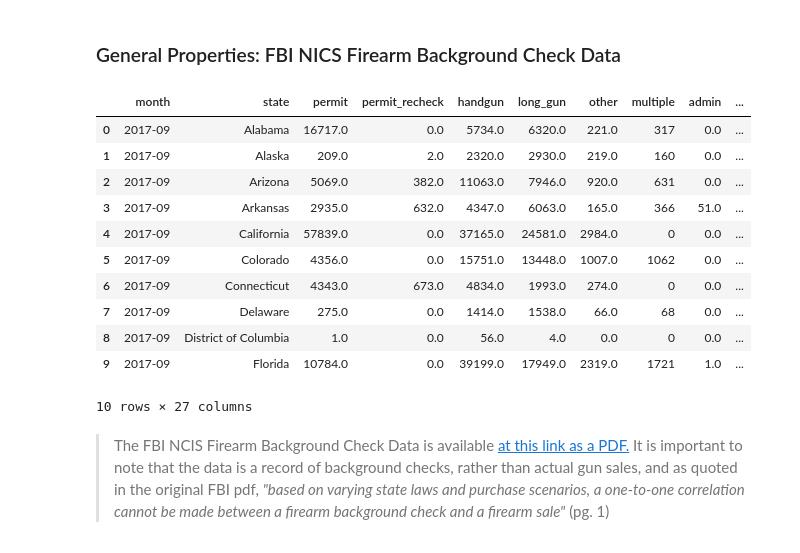
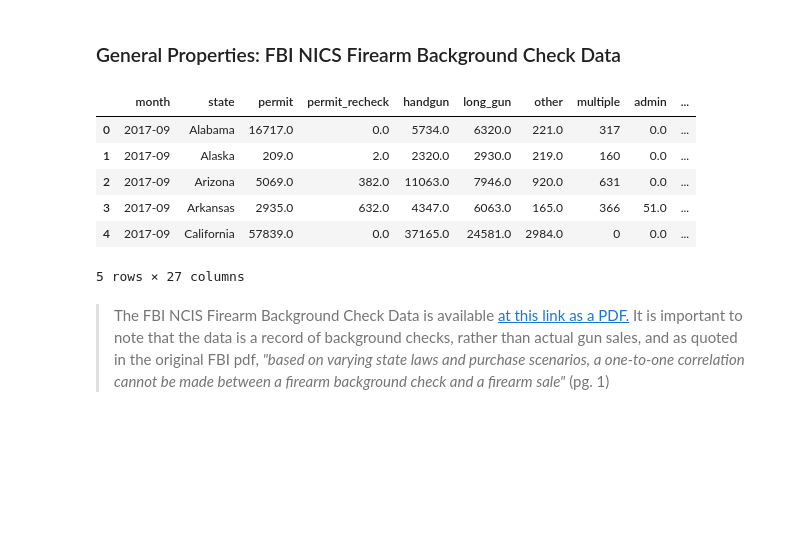
Before and after one commit to lanapalmer/FBI_Gun_Data_Analysis, a Jupyter notebook: FBI_Gun_Data_Analysis.ipynb, the cells around one changed output. Cells and saved outputs as stored; diff of their text form; code cells hidden in the pictures; blank space fills up the shorter version.

```diff
--- a/FBI_Gun_Data_Analysis.ipynb
+++ b/FBI_Gun_Data_Analysis.ipynb
@@ -99,20 +95,15 @@ df1.tail(10)
 # %% [markdown]
 ### General Properties: FBI NICS Firearm Background Check Data
 # %%
-df2.head(10)
+df2.head()
 # %% [output]
 |  | month | state | permit | permit_recheck | handgun | long_gun | other | multiple | admin | ... |
 | 0 | 2017-09 | Alabama | 16717.0 | 0.0 | 5734.0 | 6320.0 | 221.0 | 317 | 0.0 | ... |
 | 1 | 2017-09 | Alaska | 209.0 | 2.0 | 2320.0 | 2930.0 | 219.0 | 160 | 0.0 | ... |
 | 2 | 2017-09 | Arizona | 5069.0 | 382.0 | 11063.0 | 7946.0 | 920.0 | 631 | 0.0 | ... |
 | 3 | 2017-09 | Arkansas | 2935.0 | 632.0 | 4347.0 | 6063.0 | 165.0 | 366 | 51.0 | ... |
 | 4 | 2017-09 | California | 57839.0 | 0.0 | 37165.0 | 24581.0 | 2984.0 | 0 | 0.0 | ... |
-| 5 | 2017-09 | Colorado | 4356.0 | 0.0 | 15751.0 | 13448.0 | 1007.0 | 1062 | 0.0 | ... |
-| 6 | 2017-09 | Connecticut | 4343.0 | 673.0 | 4834.0 | 1993.0 | 274.0 | 0 | 0.0 | ... |
-| 7 | 2017-09 | Delaware | 275.0 | 0.0 | 1414.0 | 1538.0 | 66.0 | 68 | 0.0 | ... |
-| 8 | 2017-09 | District of Columbia | 1.0 | 0.0 | 56.0 | 4.0 | 0.0 | 0 | 0.0 | ... |
-| 9 | 2017-09 | Florida | 10784.0 | 0.0 | 39199.0 | 17949.0 | 2319.0 | 1721 | 1.0 | ... |
-10 rows × 27 columns
+5 rows × 27 columns
 # %% [markdown]
 > The FBI NCIS Firearm Background Check Data is available <a href="https://www.fbi.gov/file-repository/nics_firearm_checks_-_month_year_by_state_type.pdf/view">at this link as a PDF.</a>
 It is important to note that the data is a record of background checks, rather than actual gun sales, and as quoted in the original FBI pdf, <i> "based on varying state laws and purchase scenarios, a one-to-one correlation cannot be made between a firearm background check and a firearm sale"</i> (pg. 1)
```
Also changed, not shown: parts of 61 cells of this notebook.
